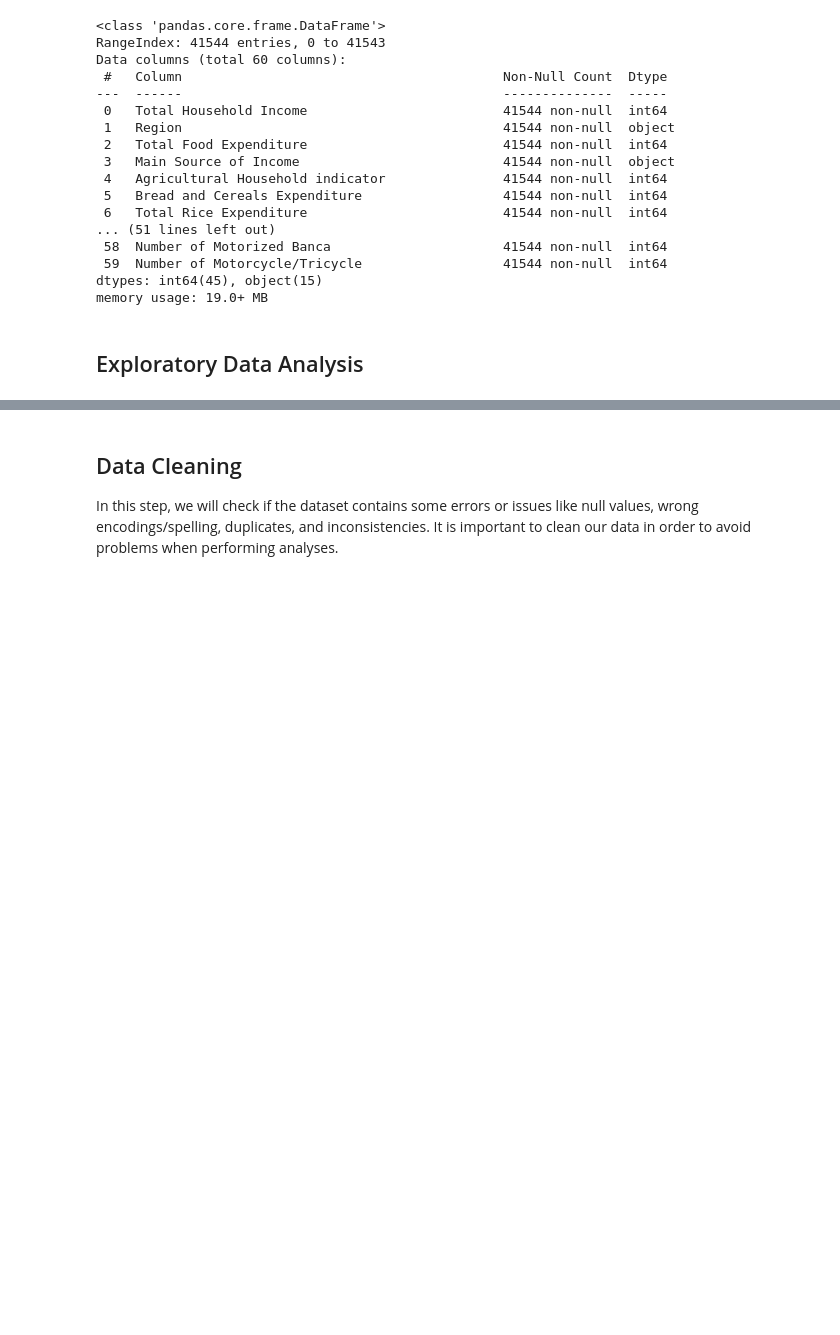
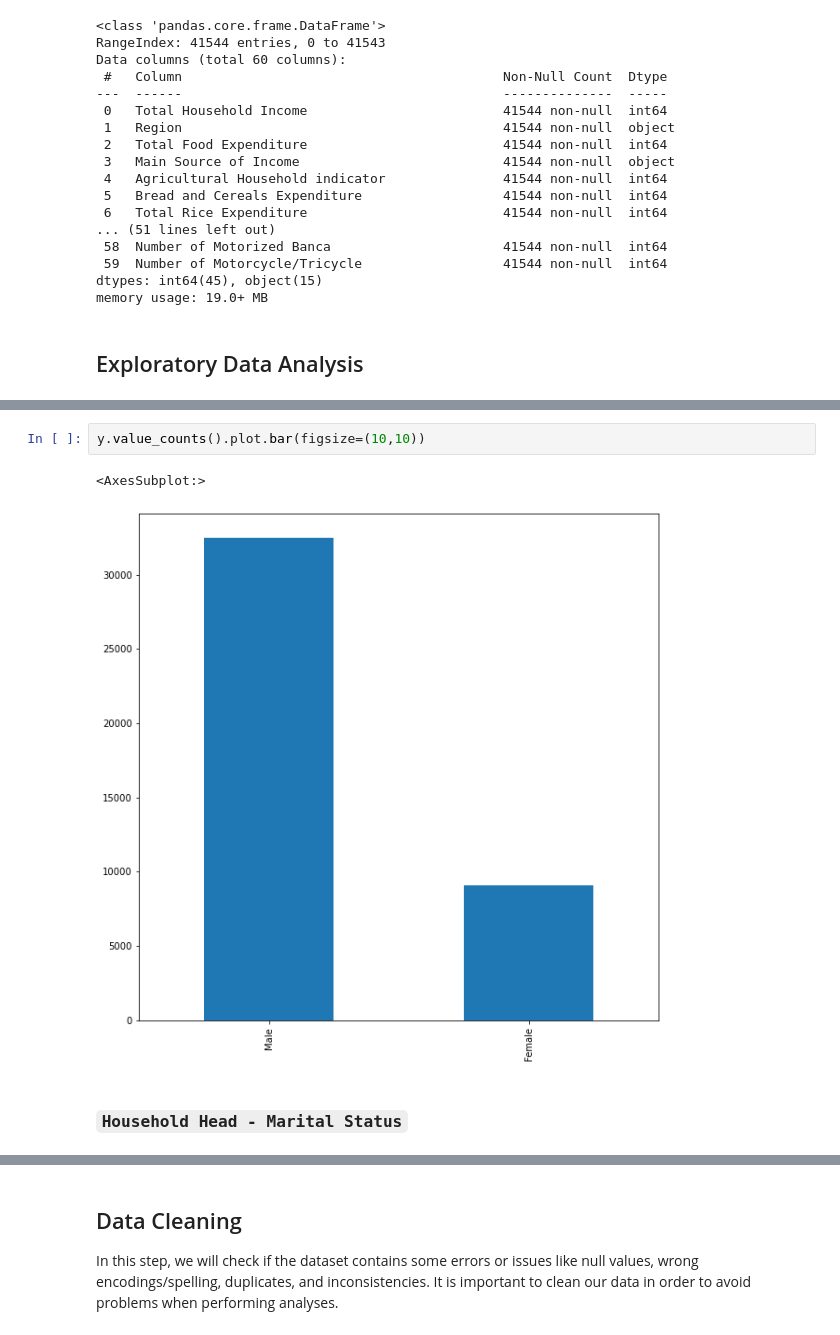
Before and after one commit to azrielortega/DATA100-Final-Project, a Jupyter notebook: Final Project.ipynb, the cells around one changed output, grey strips where cells are left out. Cells and saved outputs as stored; diff of their text form; blank space fills up the shorter version.

```diff
--- a/Final Project.ipynb
+++ b/Final Project.ipynb
@@ -132,0 +265,7 @@ memory usage: 19.0+ MB
+# %%
+y.value_counts().plot.bar(figsize=(10,10))
+# %% [output]
+<AxesSubplot:>
+[figure, added]
+# %% [markdown]
+### `Household Head - Marital Status`
```
Also changed, not shown: parts of 121 cells of this notebook.
